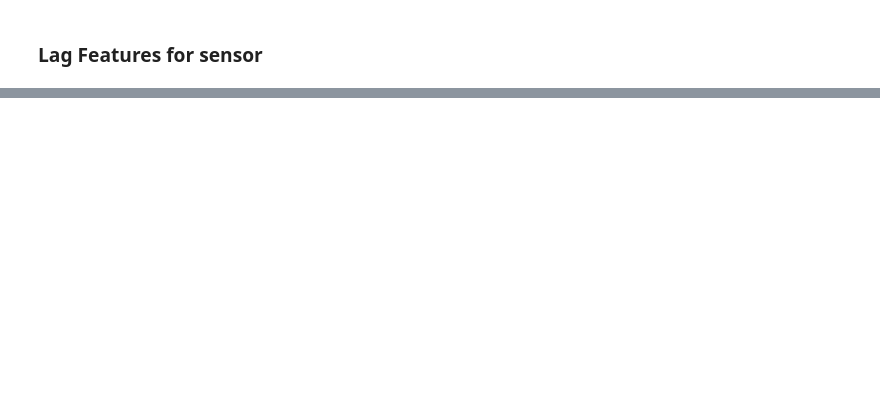
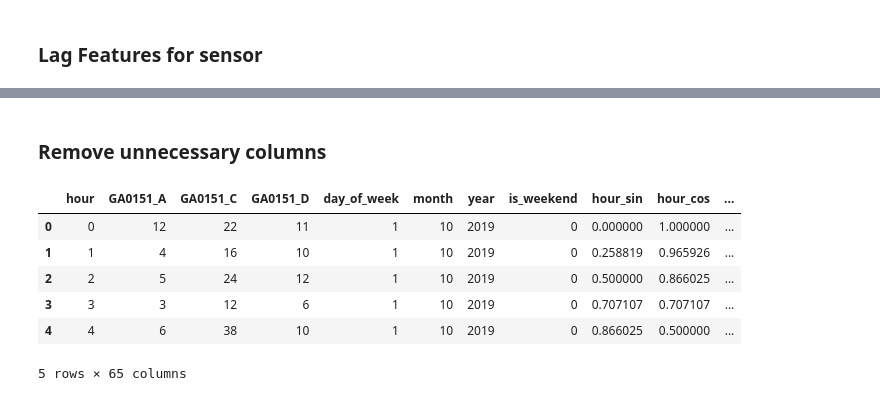
Before and after one commit to PranavPhatak/Urban-Traffic-Flow-Prediction, a Jupyter notebook: backend/Features/Feature_Engineering.ipynb, the cells around one changed output, grey strips where cells are left out. Cells and saved outputs as stored; diff of their text form; code cells hidden in the pictures; blank space fills up the shorter version.

```diff
--- a/backend/Features/Feature_Engineering.ipynb
+++ b/backend/Features/Feature_Engineering.ipynb
@@ -98,0 +100,20 @@ for sensor in sensors:
+# %%
+for sensor in sensors:
+    other_sensors = [s for s in sensors if s != sensor]
+    df[f"{sensor}_neighbor_mean"] = df[other_sensors].mean(axis=1)
+# %% [markdown]
+### Remove unnecessary columns
+# %%
+df = df.dropna().reset_index(drop=True)
+# %%
+df = df.drop(columns='date')
+# %%
+df.head()
+# %% [output]
+|  | hour | GA0151_A | GA0151_C | GA0151_D | day_of_week | month | year | is_weekend | hour_sin | hour_cos | ... |
+| 0 | 0 | 12 | 22 | 11 | 1 | 10 | 2019 | 0 | 0.000000 | 1.000000 | ... |
+| 1 | 1 | 4 | 16 | 10 | 1 | 10 | 2019 | 0 | 0.258819 | 0.965926 | ... |
+| 2 | 2 | 5 | 24 | 12 | 1 | 10 | 2019 | 0 | 0.500000 | 0.866025 | ... |
+| 3 | 3 | 3 | 12 | 6 | 1 | 10 | 2019 | 0 | 0.707107 | 0.707107 | ... |
+| 4 | 4 | 6 | 38 | 10 | 1 | 10 | 2019 | 0 | 0.866025 | 0.500000 | ... |
+5 rows × 65 columns
```
Also changed, not shown: parts of 7 cells of this notebook, 1 other file.
